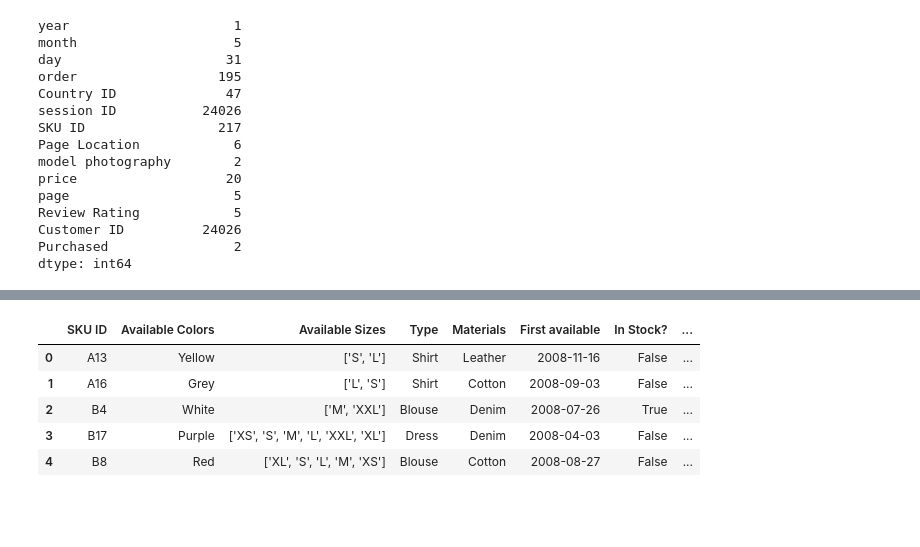
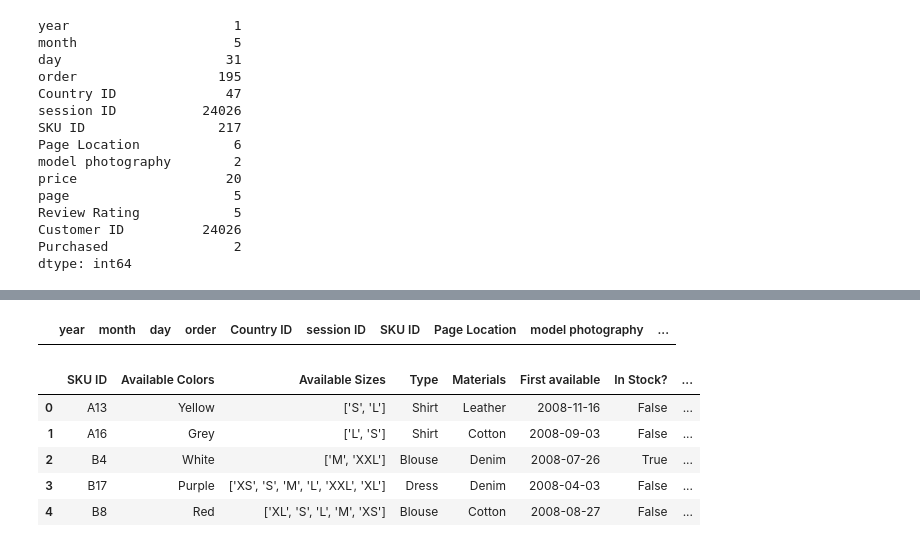
Before and after one commit to aaronbannin/essential-takehome, a Jupyter notebook: notebooks/explorer.ipynb, the cells around one changed output, grey strips where cells are left out. Cells and saved outputs as stored; diff of their text form; code cells hidden in the pictures; blank space fills up the shorter version.

```diff
--- a/notebooks/explorer.ipynb
+++ b/notebooks/explorer.ipynb
@@ -142,3 +188,11 @@ clickstream.describe()
+# %%
+# does session_id match Customer ID?
+matching_records = clickstream[clickstream['session ID'] != clickstream['Customer ID']]
+
+
+matching_records
+# %% [output]
+|  | year | month | day | order | Country ID | session ID | SKU ID | Page Location | model photography | ... |
 # %%
 skus = datasets["sku_data.csv"]
 # %%
```
Also changed, not shown: parts of 4 cells of this notebook, 8 other files.
